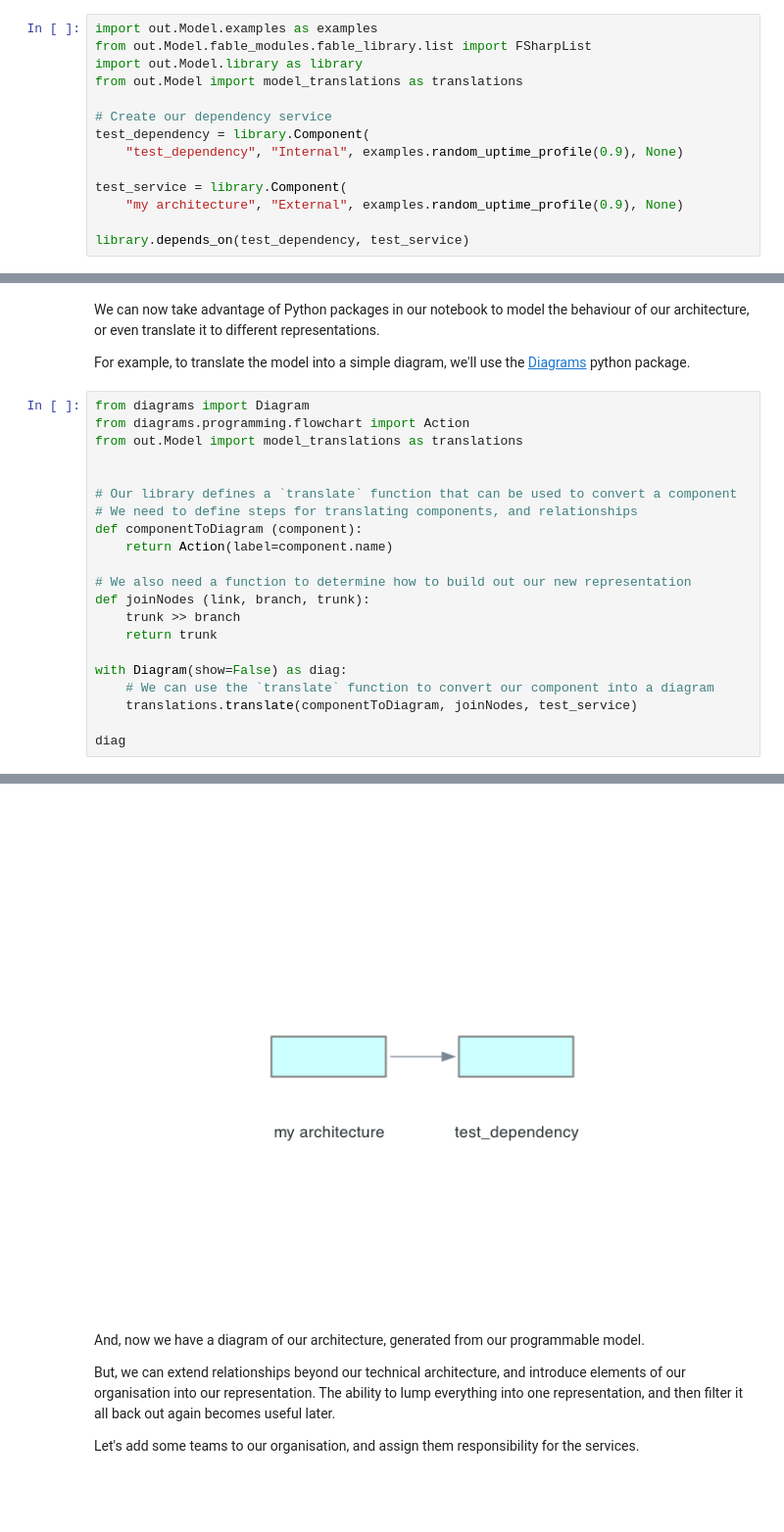
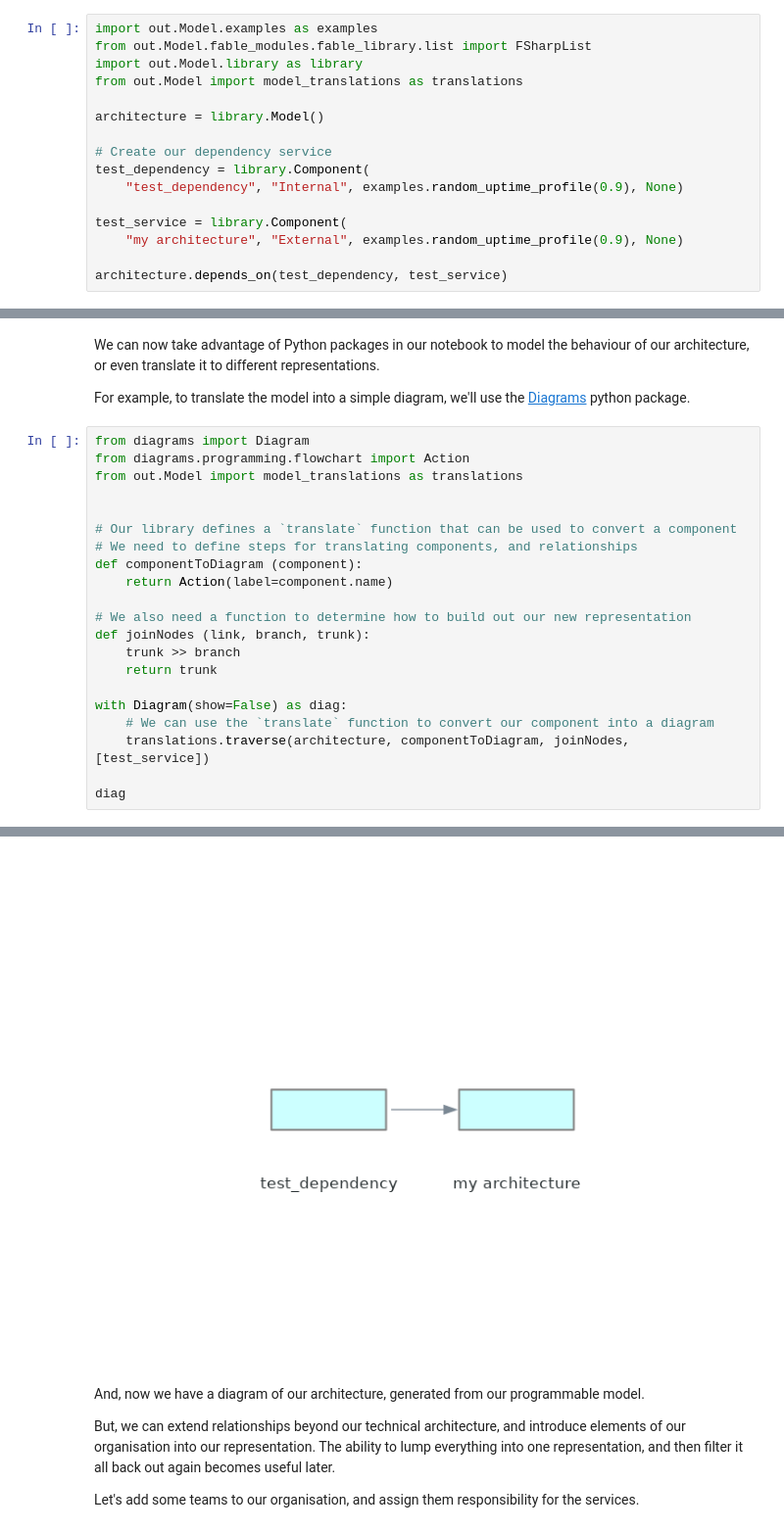
Before and after one commit to TomFreeman/architecture-modelling, a Jupyter notebook: native.ipynb, the cells around one changed output, grey strips where cells are left out. Shown: that part at 98% size. Saved outputs shown, nothing was run; the diff lists cells and outputs as text; blank space fills up the shorter version.

```diff
--- a/native.ipynb
+++ b/native.ipynb
@@ -19,6 +19,8 @@ import out.Model.examples as examples
 from out.Model.fable_modules.fable_library.list import FSharpList
 import out.Model.library as library
 from out.Model import model_translations as translations
+
+architecture = library.Model()
 
 # Create our dependency service
 test_dependency = library.Component(
@@ -27,4 +29,4 @@ test_dependency = library.Component(
 test_service = library.Component(
     "my architecture", "External", examples.random_uptime_profile(0.9), None)
 
-library.depends_on(test_dependency, test_service)
+architecture.depends_on(test_dependency, test_service)
@@ -53,7 +52,7 @@ def joinNodes (link, branch, trunk):
 
 with Diagram(show=False) as diag:
     # We can use the `translate` function to convert our component into a diagram
-    translations.translate(componentToDiagram, joinNodes, test_service)
+    translations.traverse(architecture, componentToDiagram, joinNodes, [test_service])
 
 diag
 # %% [output]
@@ -61,4 +61,4 @@ Warning: node '942fb5eb86d64b4f8e8f4bc46ab8678f', graph '%3' size too small for
-[figure, old version]
+[figure, new version]
 # %% [markdown]
 And, now we have a diagram of our architecture, generated from our programmable model.
 
```
Also changed, not shown: parts of 6 cells of this notebook, 6 other files.
